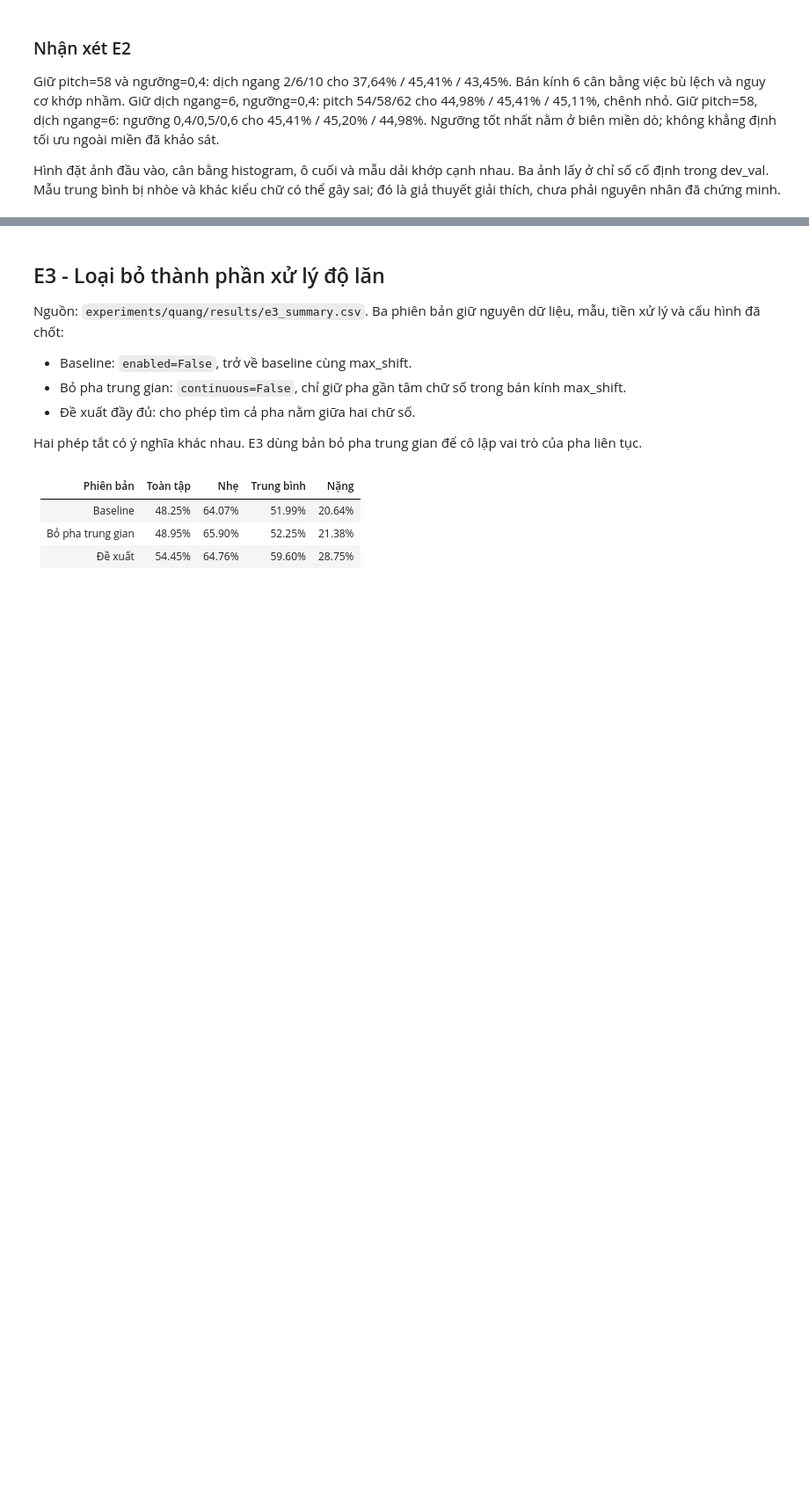
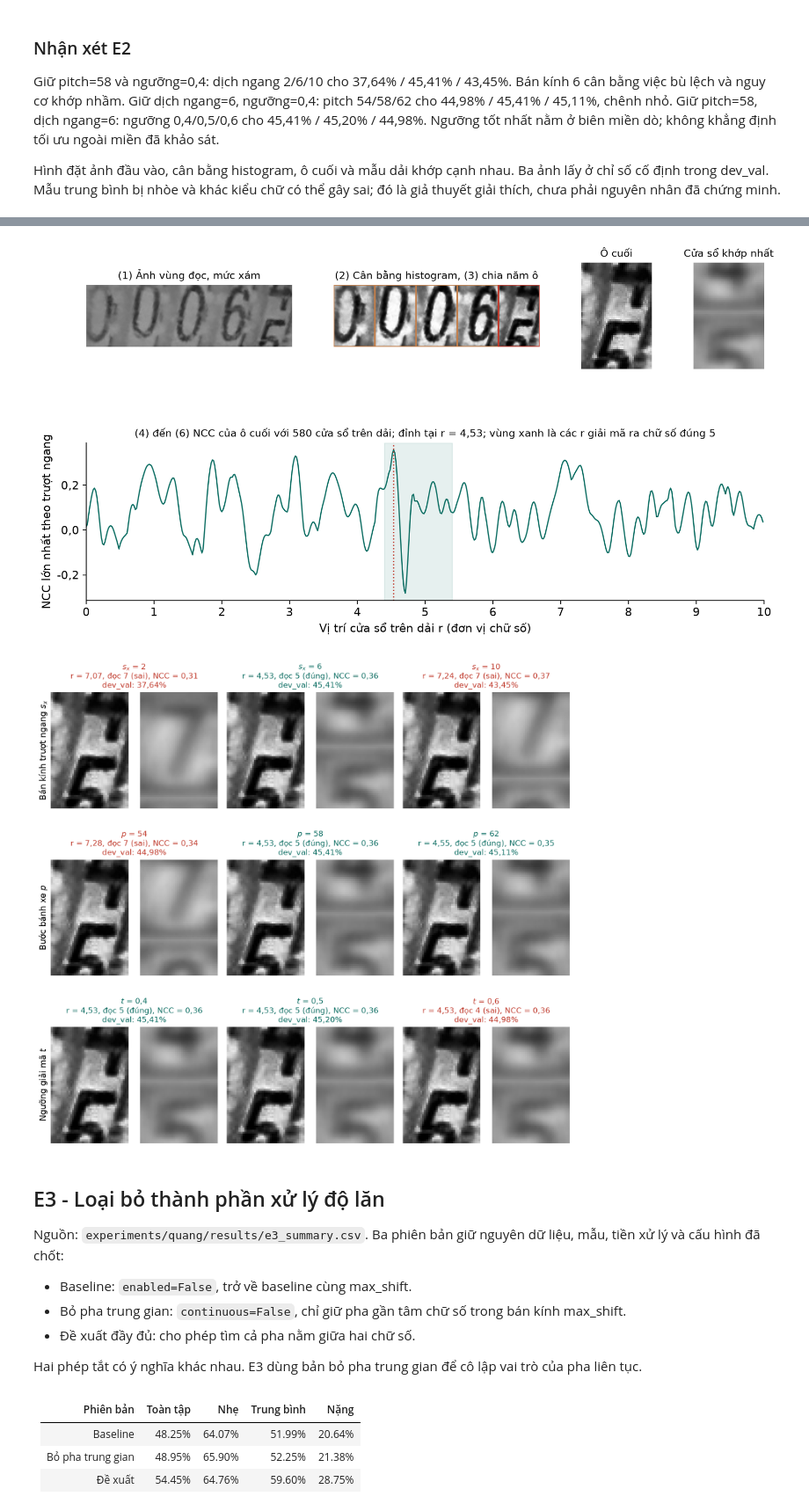
Before and after one commit to qivarnq3g/cv-water-meter-reading, a Jupyter notebook: notebooks/phuc_experiments.ipynb, the cells around one changed output, grey strips where cells are left out. Shown at 88% size. Drawn from its saved outputs; the diff is of its cells as text; code cells hidden in the pictures; blank space fills up the shorter version.

```diff
--- a/notebooks/phuc_experiments.ipynb
+++ b/notebooks/phuc_experiments.ipynb
@@ -152,3 +156,11 @@ Hình đặt ảnh đầu vào, cân bằng histogram, ô cuối và mẫu dải
+# %%
+for name in ('fig-pipeline.png', 'fig-e2-params.png'):
+    path = ROOT/'report/figures'/name
+    assert path.is_file(), f'Thiếu hình bổ sung {name}'
+    display(Image(filename=str(path)))
+# %% [output]
+[figure, added]
+[figure, added]
 # %% [markdown]
 ## E3 - Loại bỏ thành phần xử lý độ lăn
 
```
Also changed, not shown: parts of 6 cells of this notebook, 2 other files.
